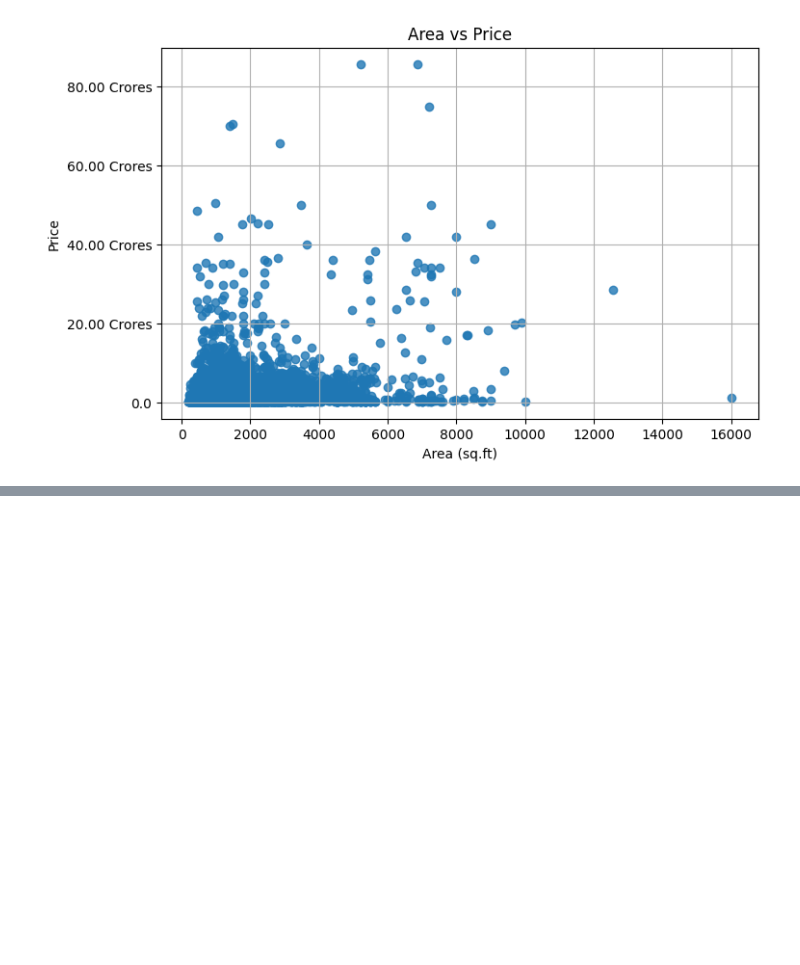
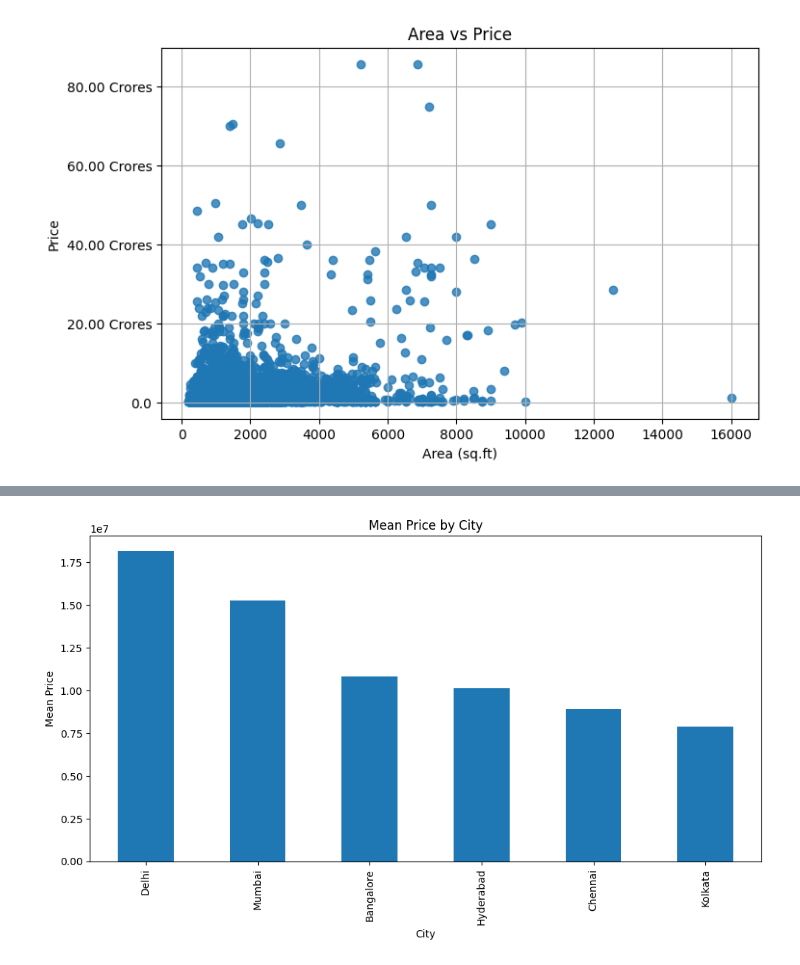
Before and after one commit to AdityaKumbhar21/House_Price_Prediction, a Jupyter notebook: notebooks/01_EDA.ipynb, the cells around one changed output, grey strips where cells are left out. Cells and saved outputs as stored; diff of their text form; code cells hidden in the pictures; blank space fills up the shorter version.

```diff
--- a/notebooks/01_EDA.ipynb
+++ b/notebooks/01_EDA.ipynb
@@ -236,0 +254,10 @@ plt.show()
+# %%
+plt.figure(figsize=(10, 6))
+final_df.groupby('city')['Price'].mean().sort_values(ascending=False).plot(kind='bar')
+plt.title('Mean Price by City')
+plt.ylabel('Mean Price')
+plt.xlabel('City')
+plt.tight_layout()
+plt.show()
+# %% [output]
+[figure, added]
```
Also changed, not shown: parts of 8 cells of this notebook.
